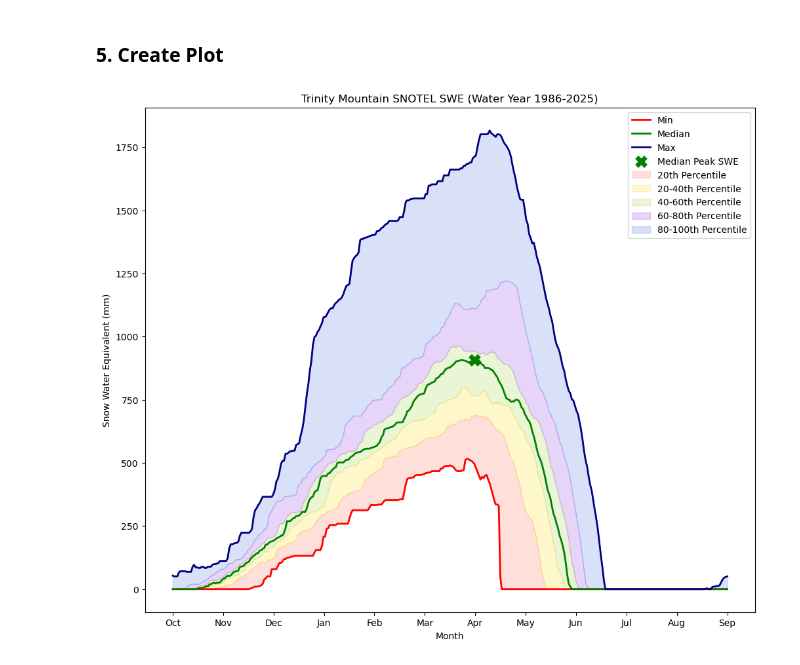
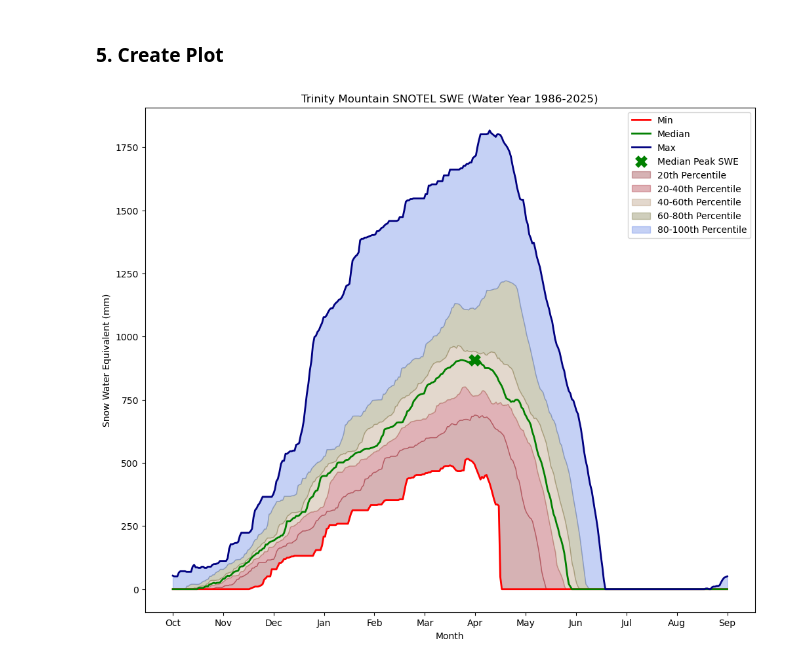
Before and after one commit to gretchenhough/ghough-geos505, a Jupyter notebook: 03.P Time Series Problem Set.ipynb, the cells around one changed output. Cells and saved outputs as stored; diff of their text form; code cells hidden in the pictures.

Commit message:
messing with colors

```diff
--- a/03.P Time Series Problem Set.ipynb
+++ b/03.P Time Series Problem Set.ipynb
@@ -265,27 +265,27 @@ Yay, the data analysis looks good! Numbers go low to high as they should. I cros
 # %%
 fig, ax = plt.subplots(figsize=(12,10))
 
 ax.plot(swe_min, label='Min', color='red', linewidth=2)
 ax.plot(swe_median, label='Median', color='green', linewidth=2)
 ax.plot(swe_max, label='Max', color='navy', linewidth=2)
 
 ax.scatter(peak_day, peak_value, color='green', marker='x', s=100, linewidth=5, label='Median Peak SWE', zorder=5)
 
-ax.fill_between(np.arange(365), swe_min, swe_p20, color='tomato', alpha=0.2, label='20th Percentile')
-ax.fill_between(np.arange(365), swe_p20, swe_p40, color='gold', alpha=0.2, label='20-40th Percentile')
-ax.fill_between(np.arange(365), swe_p40, swe_p60, color='yellowgreen', alpha=0.2, label='40-60th Percentile')
-ax.fill_between(np.arange(365), swe_p60, swe_p80, color='blueviolet', alpha=0.2, label='60-80th Percentile')
-ax.fill_between(np.arange(365), swe_p80, swe_max, color='royalblue', alpha=0.2, label='80-100th Percentile')
+ax.fill_between(np.arange(365), swe_min, swe_p20, color='#780009', alpha=0.3, label='20th Percentile')
+ax.fill_between(np.arange(365), swe_p20, swe_p40, color='#9A0111', alpha=0.3, label='20-40th Percentile')
+ax.fill_between(np.arange(365), swe_p40, swe_p60, color='#A47E5B', alpha=0.3, label='40-60th Percentile')
+ax.fill_between(np.arange(365), swe_p60, swe_p80, color='#615E22', alpha=0.3, label='60-80th Percentile')
+ax.fill_between(np.arange(365), swe_p80, swe_max, color='royalblue', alpha=0.3, label='80-100th Percentile')
 
 month_labels=['Oct', 'Nov', 'Dec', 'Jan', 'Feb', 'Mar', 'Apr', 'May', 'Jun', 'Jul', 'Aug', 'Sep']
 ax.set_xticks(np.linspace(0, 364, num=12))
 ax.set_xticklabels(month_labels)
 
 ax.set_ylabel('Snow Water Equivalent (mm)')
 ax.set_xlabel('Month')
 ax.set_title('Trinity Mountain SNOTEL SWE (Water Year 1986-2025)')
 ax.legend(loc='upper right')
 
 plt.show()
 # %% [output]
-[figure, old version]
+[figure, new version]
```
